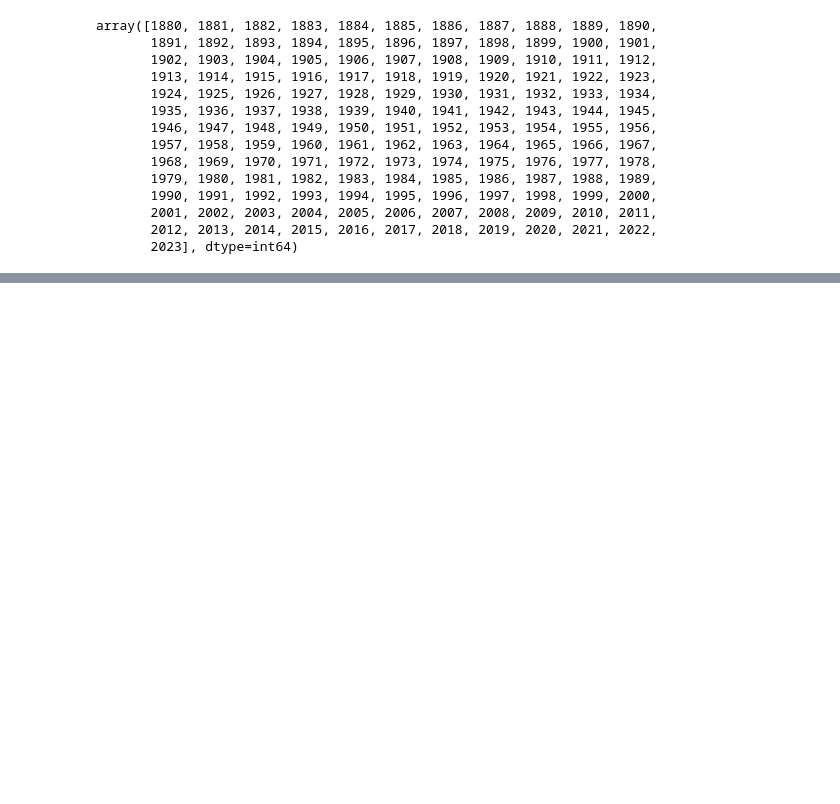
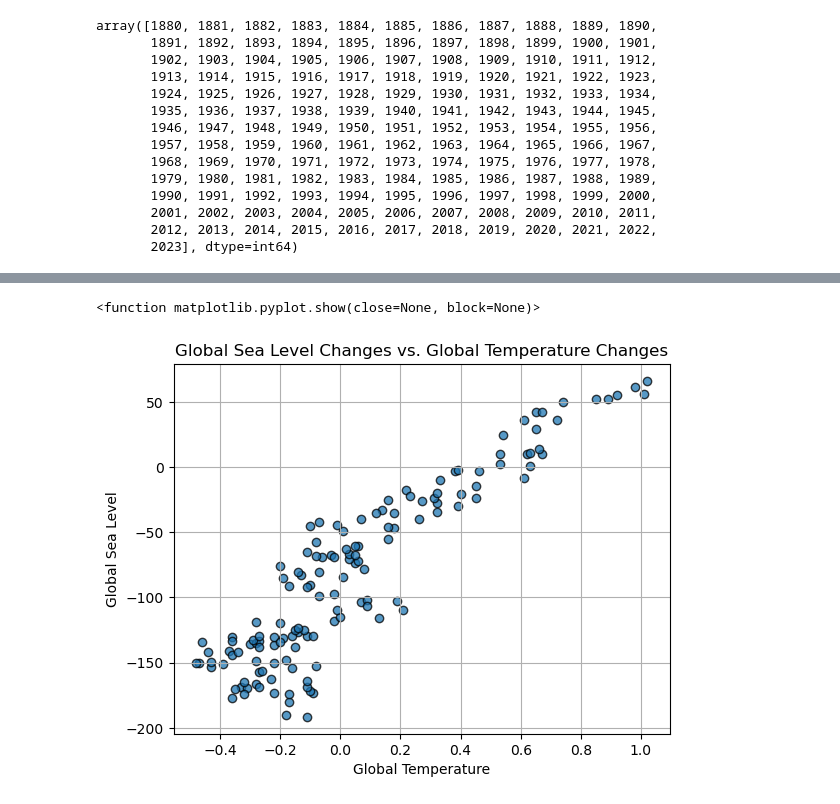
Before and after one commit to jacobklucher/Project-1-Climate-Change, a Jupyter notebook: Climate Change/Climate_Change.ipynb, the cells around one changed output, grey strips where cells are left out. Drawn from its saved outputs; the diff is of its cells as text; code cells hidden in the pictures; blank space fills up the shorter version.

Commit message:
Added scatterplot and correlation visualization along with the output_data folder to save figures

```diff
--- a/Climate Change/Climate_Change.ipynb
+++ b/Climate Change/Climate_Change.ipynb
@@ -109,0 +121,17 @@ sea_level_temp_df.tail()
+# %%
+#scatter plot for sea level change vs. global temperatures
+plt.scatter(sea_level_temp_df['Global Temperature Change'], sea_level_temp_df['Global Sea Level Change'], edgecolor='black', alpha=0.75)
+
+#graph properties
+plt.title("Global Sea Level Changes vs. Global Temperature Changes")
+plt.xlabel("Global Temperature")
+plt.ylabel("Global Sea Level")
+plt.grid()
+
+#save figure
+plt.savefig("output_data/Fig3.png")
+
+plt.show
+# %% [output]
+<function matplotlib.pyplot.show(close=None, block=None)>
+[figure, added]
```
Also changed, not shown: parts of 5 cells of this notebook, 2 other files.
